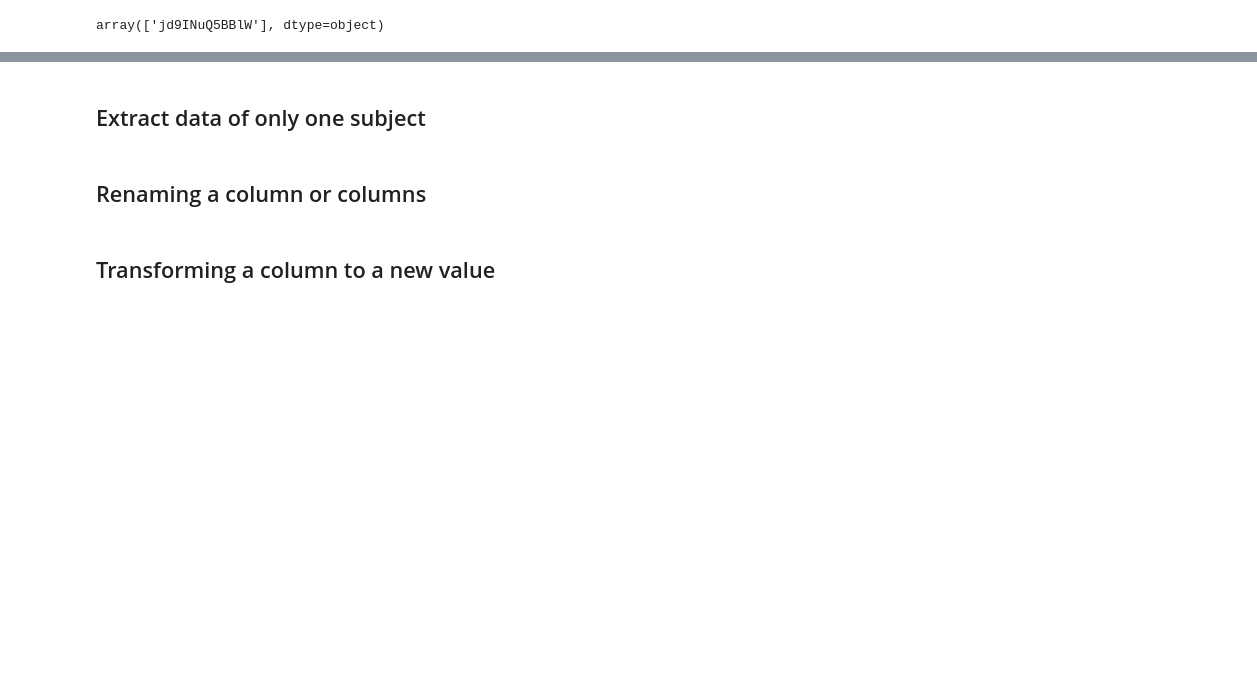
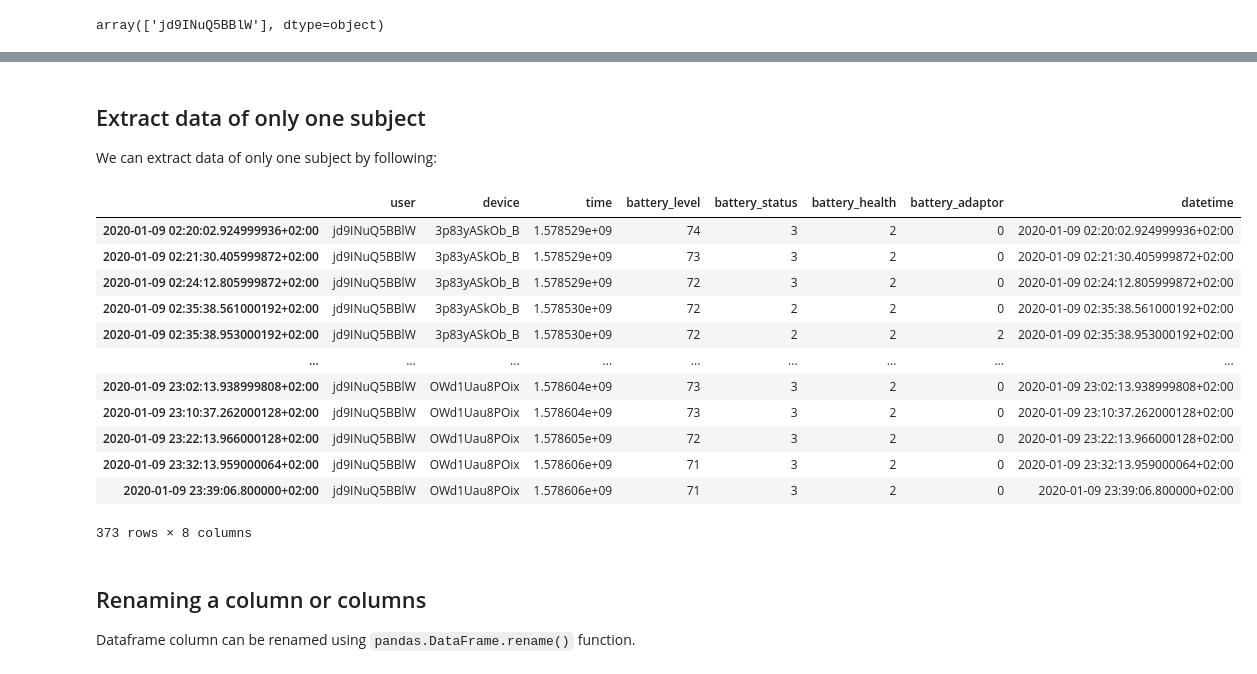
Before and after one commit to digitraceslab/niimpy, a Jupyter notebook: docs/basic-transformations.ipynb, the cells around one changed output, grey strips where cells are left out. Saved outputs shown, nothing was run; the diff lists cells and outputs as text; code cells hidden in the pictures; blank space fills up the shorter version.

Commit message:
Edited toolbox documentation
- Cleaned up user guide
- combined basic transformations and summary statistics notebooks

```diff
--- a/docs/basic-transformations.ipynb
+++ b/docs/basic-transformations.ipynb
@@ -55,6 +71,22 @@ array([3, 2, 5])
 # %% [markdown]
 ## Extract data of only one subject
+We can extract data of only one subject by following:
+# %%
+df[df['user'] == 'jd9INuQ5BBlW']
+# %% [output]
+|  | user | device | time | battery_level | battery_status | battery_health | battery_adaptor | datetime |
+| 2020-01-09 02:20:02.924999936+02:00 | jd9INuQ5BBlW | 3p83yASkOb_B | 1.578529e+09 | 74 | 3 | 2 | 0 | 2020-01-09 02:20:02.924999936+02:00 |
+| 2020-01-09 02:21:30.405999872+02:00 | jd9INuQ5BBlW | 3p83yASkOb_B | 1.578529e+09 | 73 | 3 | 2 | 0 | 2020-01-09 02:21:30.405999872+02:00 |
+| 2020-01-09 02:24:12.805999872+02:00 | jd9INuQ5BBlW | 3p83yASkOb_B | 1.578529e+09 | 72 | 3 | 2 | 0 | 2020-01-09 02:24:12.805999872+02:00 |
+| 2020-01-09 02:35:38.561000192+02:00 | jd9INuQ5BBlW | 3p83yASkOb_B | 1.578530e+09 | 72 | 2 | 2 | 0 | 2020-01-09 02:35:38.561000192+02:00 |
+| 2020-01-09 02:35:38.953000192+02:00 | jd9INuQ5BBlW | 3p83yASkOb_B | 1.578530e+09 | 72 | 2 | 2 | 2 | 2020-01-09 02:35:38.953000192+02:00 |
+| ... | ... | ... | ... | ... | ... | ... | ... | ... |
+| 2020-01-09 23:02:13.938999808+02:00 | jd9INuQ5BBlW | OWd1Uau8POix | 1.578604e+09 | 73 | 3 | 2 | 0 | 2020-01-09 23:02:13.938999808+02:00 |
+| 2020-01-09 23:10:37.262000128+02:00 | jd9INuQ5BBlW | OWd1Uau8POix | 1.578604e+09 | 73 | 3 | 2 | 0 | 2020-01-09 23:10:37.262000128+02:00 |
+| 2020-01-09 23:22:13.966000128+02:00 | jd9INuQ5BBlW | OWd1Uau8POix | 1.578605e+09 | 72 | 3 | 2 | 0 | 2020-01-09 23:22:13.966000128+02:00 |
+| 2020-01-09 23:32:13.959000064+02:00 | jd9INuQ5BBlW | OWd1Uau8POix | 1.578606e+09 | 71 | 3 | 2 | 0 | 2020-01-09 23:32:13.959000064+02:00 |
+| 2020-01-09 23:39:06.800000+02:00 | jd9INuQ5BBlW | OWd1Uau8POix | 1.578606e+09 | 71 | 3 | 2 | 0 | 2020-01-09 23:39:06.800000+02:00 |
+373 rows × 8 columns
 # %% [markdown]
 ## Renaming a column or columns
+Dataframe column can be renamed using `pandas.DataFrame.rename()` function.
-# %% [markdown]
-## Transforming a column to a new value
```
Also changed, not shown: parts of 37 cells of this notebook, 5 other files.
